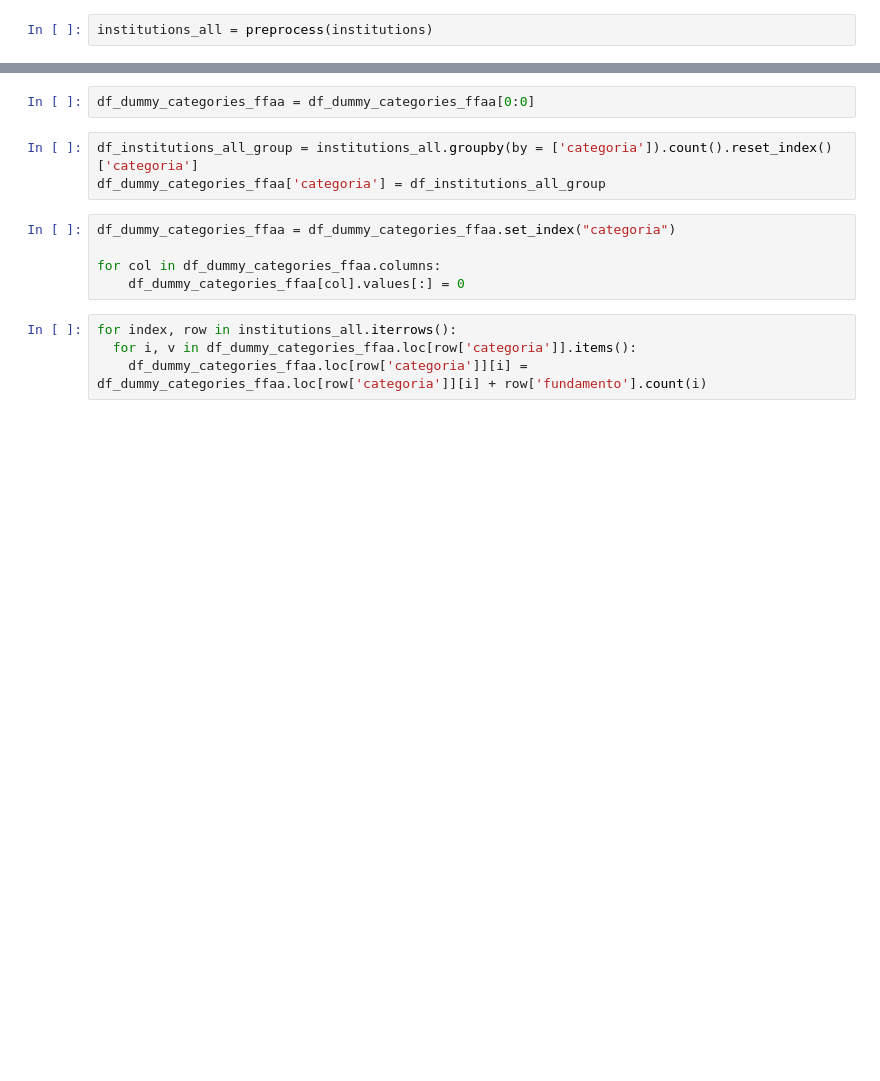
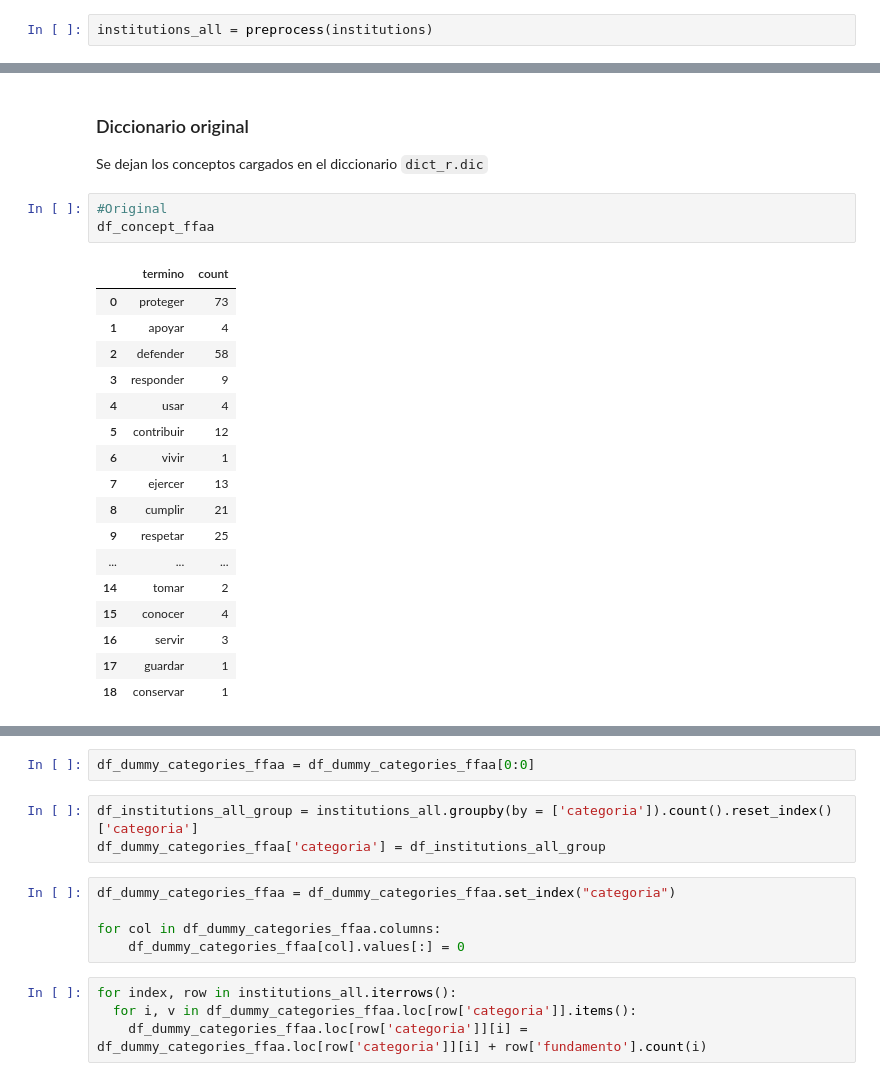
Before and after one commit to napb/PLN_Final, a Jupyter notebook: Tarea3.ipynb, the cells around one changed output, grey strips where cells are left out. Drawn from its saved outputs; the diff is of its cells as text; blank space fills up the shorter version.

````diff
--- a/Tarea3.ipynb
+++ b/Tarea3.ipynb
@@ -98,0 +111,25 @@ df_concept_ffaa.sort_values('count', ascending = False)[0:20]
+# %% [markdown]
+### Diccionario original
+
+Se dejan los conceptos cargados en el diccionario ```dict_r.dic```
+# %%
+#Original
+df_concept_ffaa
+# %% [output]
+|  | termino | count |
+| 0 | proteger | 73 |
+| 1 | apoyar | 4 |
+| 2 | defender | 58 |
+| 3 | responder | 9 |
+| 4 | usar | 4 |
+| 5 | contribuir | 12 |
+| 6 | vivir | 1 |
+| 7 | ejercer | 13 |
+| 8 | cumplir | 21 |
+| 9 | respetar | 25 |
+| ... | ... | ... |
+| 14 | tomar | 2 |
+| 15 | conocer | 4 |
+| 16 | servir | 3 |
+| 17 | guardar | 1 |
+| 18 | conservar | 1 |
````
Also changed, not shown: parts of 18 cells of this notebook.
